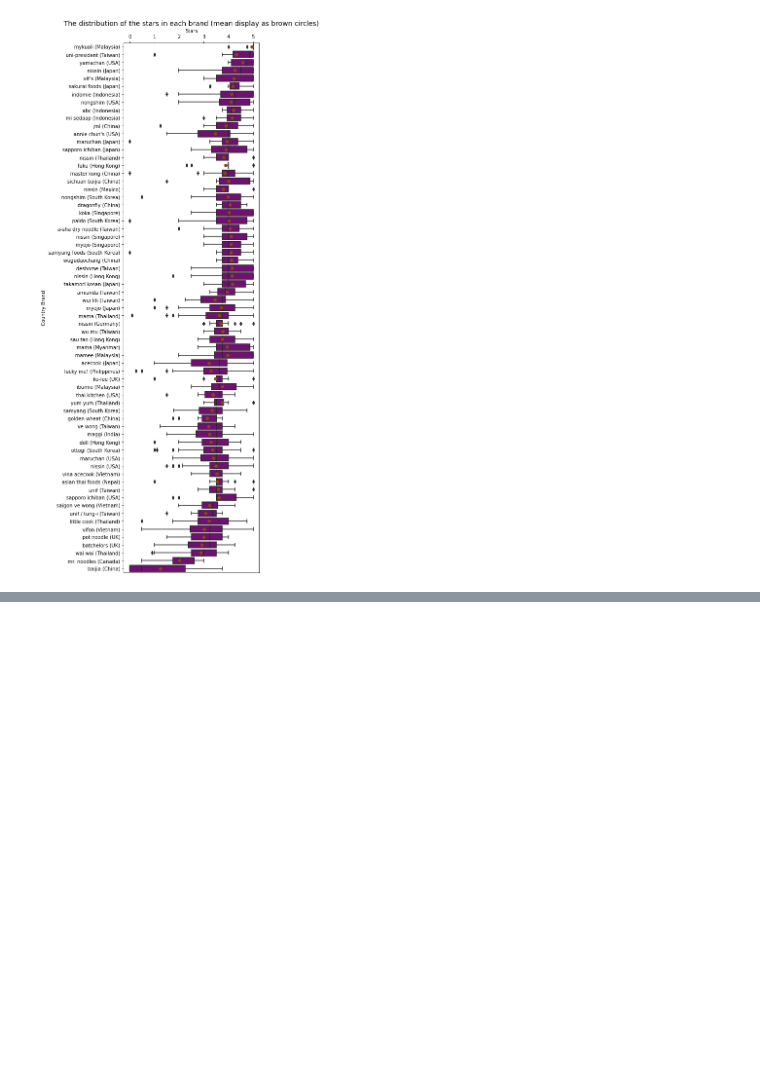
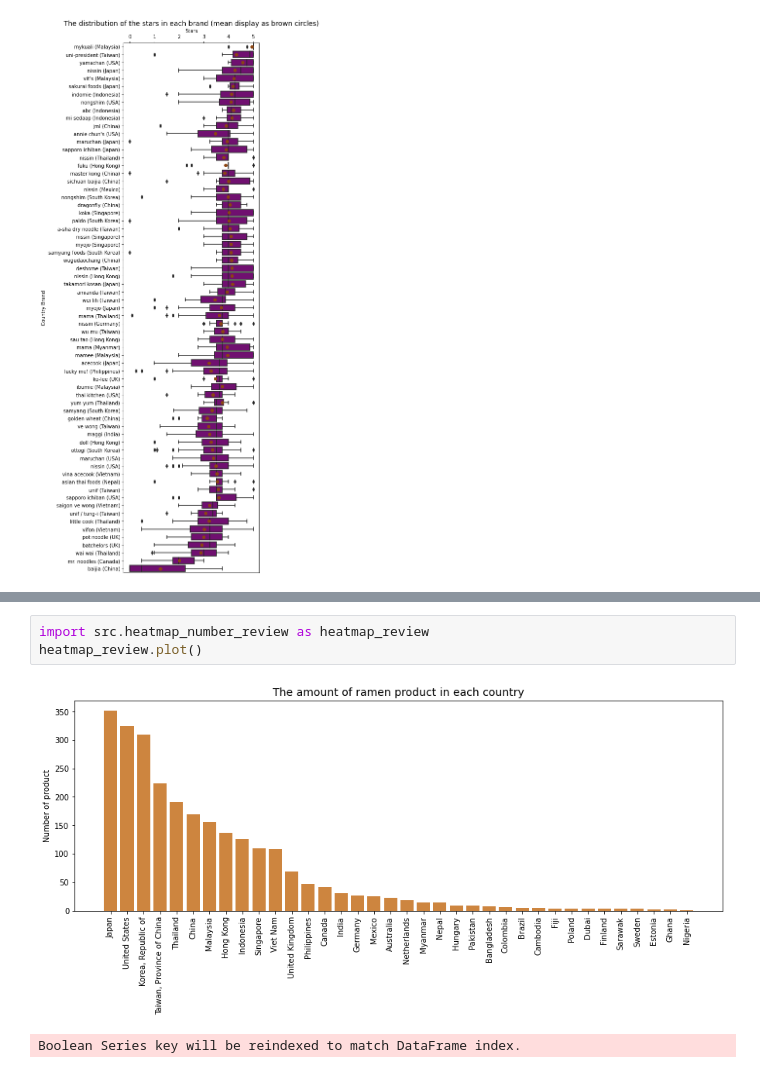
Before and after one commit to HongquanZhang9/Ramen, a Jupyter notebook: figures/figures.ipynb, the cells around one changed output, grey strips where cells are left out. Saved outputs shown, nothing was run; the diff lists cells and outputs as text; blank space fills up the shorter version.

```diff
--- a/figures/figures.ipynb
+++ b/figures/figures.ipynb
@@ -33,0 +25,6 @@ star_brand_country.plot()
+# %%
+import src.heatmap_number_review as heatmap_review
+heatmap_review.plot()
+# %% [output]
+[figure, added]
+Boolean Series key will be reindexed to match DataFrame index.
```
Also changed, not shown: parts of 5 cells of this notebook, 4 other files.
